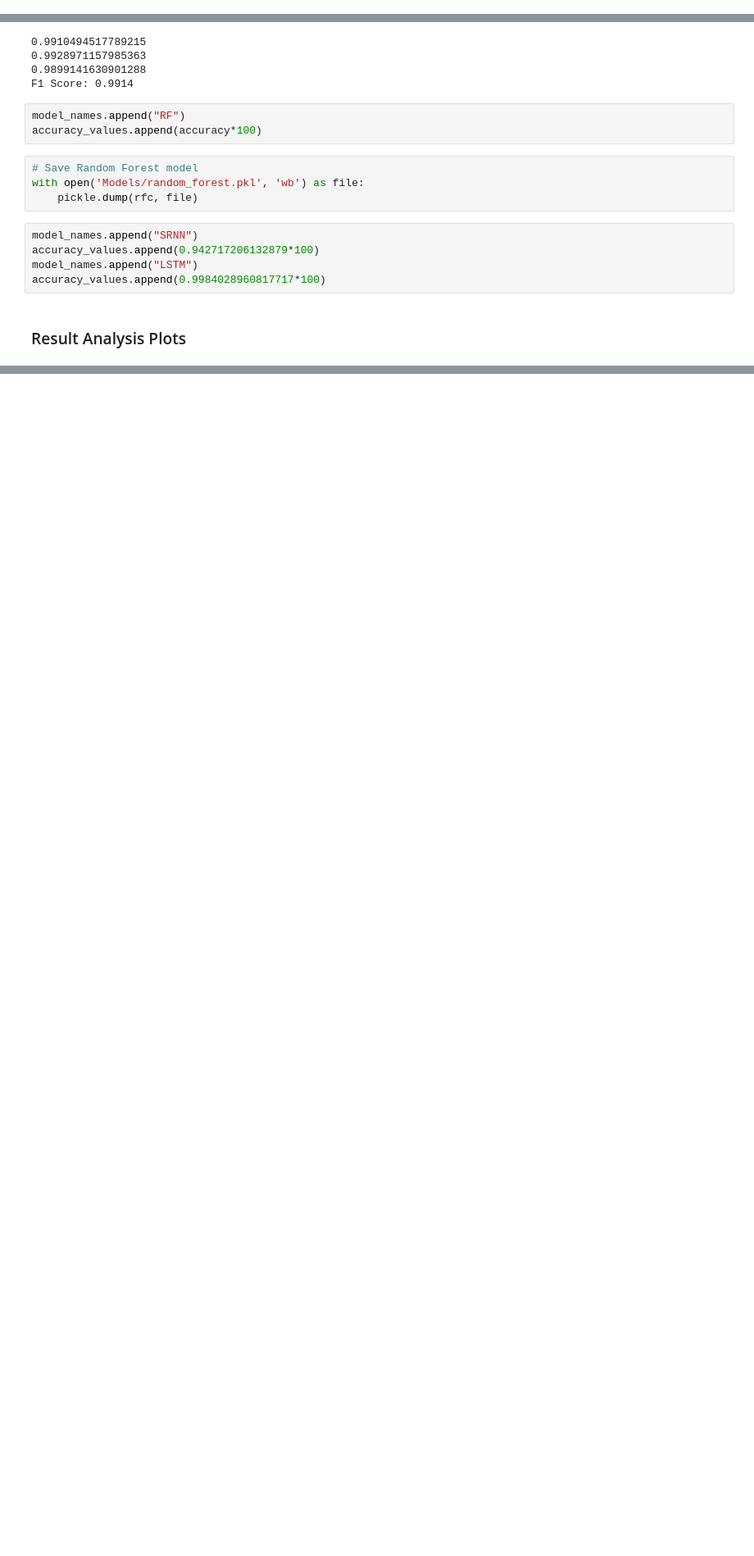
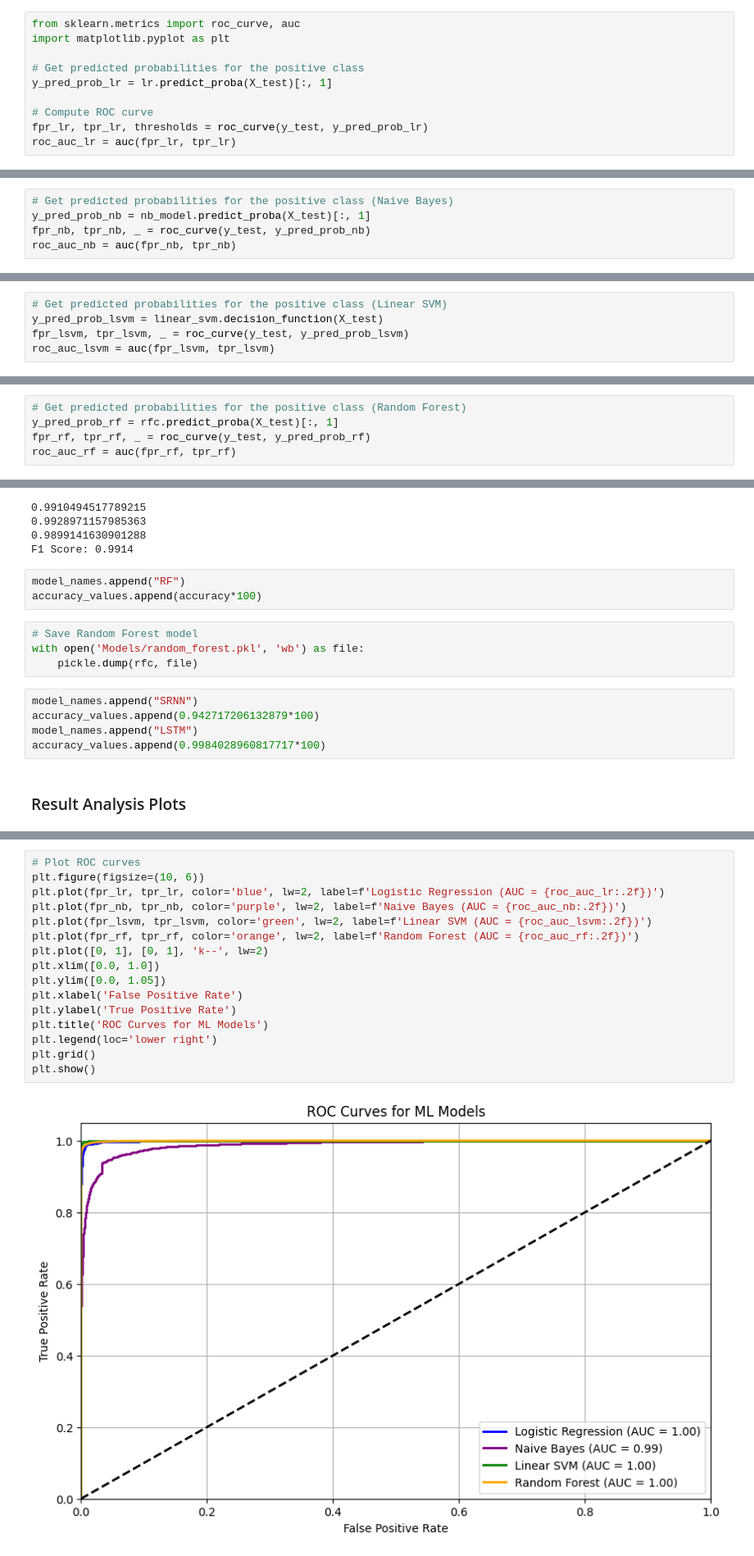
Before and after one commit to Musaimin/Fake-News-Detector, a Jupyter notebook: FakeNewsClassifier.ipynb, the cells around one changed output, grey strips where cells are left out. Shown at 82% size. Saved outputs shown, nothing was run; the diff lists cells and outputs as text; blank space fills up the shorter version.

Commit message:
added code for ROC AUC curve
added the roc aug module from scikit learn and plotted roc auc for all ml and dl models

```diff
--- a/FakeNewsClassifier.ipynb
+++ b/FakeNewsClassifier.ipynb
@@ -204,5 +204,15 @@ train_sizes, train_scores_lr, test_scores_lr = learning_curve(lr, X_train, y_tra
 # Calculate mean training and test scores
 mean_train_scores_lr = np.mean(train_scores_lr, axis=1)
 mean_test_scores_lr = np.mean(test_scores_lr, axis=1)
+# %%
+from sklearn.metrics import roc_curve, auc
+import matplotlib.pyplot as plt
+
+# Get predicted probabilities for the positive class
+y_pred_prob_lr = lr.predict_proba(X_test)[:, 1]
+
+# Compute ROC curve
+fpr_lr, tpr_lr, thresholds = roc_curve(y_test, y_pred_prob_lr)
+roc_auc_lr = auc(fpr_lr, tpr_lr)
 # %%
 y_pred = lr.predict(X_test)
@@ -269,6 +278,11 @@ _, train_scores_nb, test_scores_nb = learning_curve(nb_model, X_train, y_train,
 # Calculate mean training and test scores
 mean_train_scores_nb = np.mean(train_scores_nb, axis=1)
 mean_test_scores_nb = np.mean(test_scores_nb, axis=1)
+# %%
+# Get predicted probabilities for the positive class (Naive Bayes)
+y_pred_prob_nb = nb_model.predict_proba(X_test)[:, 1]
+fpr_nb, tpr_nb, _ = roc_curve(y_test, y_pred_prob_nb)
+roc_auc_nb = auc(fpr_nb, tpr_nb)
 # %%
 y_pred = nb_model.predict(X_test)
 
@@ -331,6 +345,11 @@ _, train_scores_lsvm, test_scores_lsvm = learning_curve(linear_svm, X_train, y_t
 # Calculate mean training and test scores
 mean_train_scores_lsvm = np.mean(train_scores_lsvm, axis=1)
 mean_test_scores_lsvm = np.mean(test_scores_lsvm, axis=1)
+# %%
+# Get predicted probabilities for the positive class (Linear SVM)
+y_pred_prob_lsvm = linear_svm.decision_function(X_test)
+fpr_lsvm, tpr_lsvm, _ = roc_curve(y_test, y_pred_prob_lsvm)
+roc_auc_lsvm = auc(fpr_lsvm, tpr_lsvm)
 # %%
 y_pred = linear_svm.predict(X_test)
 
@@ -411,6 +430,11 @@ _, train_scores_rf, test_scores_rf = learning_curve(rfc, X_train, y_train, cv=cv
 # Calculate mean training and test scores
 mean_train_scores_rf = np.mean(train_scores_rf, axis=1)
 mean_test_scores_rf = np.mean(test_scores_rf, axis=1)
+# %%
+# Get predicted probabilities for the positive class (Random Forest)
+y_pred_prob_rf = rfc.predict_proba(X_test)[:, 1]
+fpr_rf, tpr_rf, _ = roc_curve(y_test, y_pred_prob_rf)
+roc_auc_rf = auc(fpr_rf, tpr_rf)
 # %%
 y_pred = rfc.predict(X_test)
 
@@ -502,3 +526,21 @@ plt.grid()
 plt.show()
 # %% [output]
 [figure]
+# %%
+# Plot ROC curves
+plt.figure(figsize=(10, 6))
+plt.plot(fpr_lr, tpr_lr, color='blue', lw=2, label=f'Logistic Regression (AUC = {roc_auc_lr:.2f})')
+plt.plot(fpr_nb, tpr_nb, color='purple', lw=2, label=f'Naive Bayes (AUC = {roc_auc_nb:.2f})')
+plt.plot(fpr_lsvm, tpr_lsvm, color='green', lw=2, label=f'Linear SVM (AUC = {roc_auc_lsvm:.2f})')
+plt.plot(fpr_rf, tpr_rf, color='orange', lw=2, label=f'Random Forest (AUC = {roc_auc_rf:.2f})')
+plt.plot([0, 1], [0, 1], 'k--', lw=2)
+plt.xlim([0.0, 1.0])
+plt.ylim([0.0, 1.05])
+plt.xlabel('False Positive Rate')
+plt.ylabel('True Positive Rate')
+plt.title('ROC Curves for ML Models')
+plt.legend(loc='lower right')
+plt.grid()
+plt.show()
+# %% [output]
+[figure, added]
```
Also changed, not shown: parts of 7 cells of this notebook, 4 other files.
